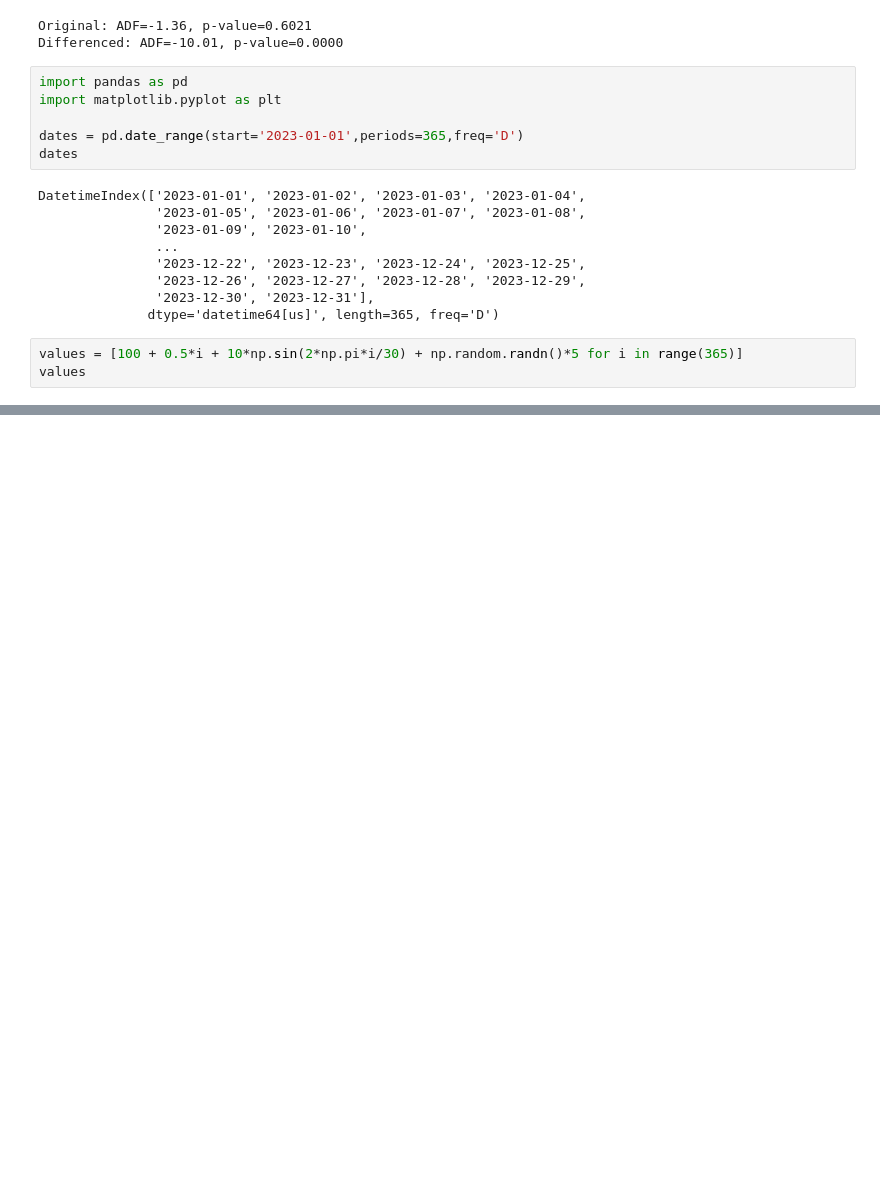
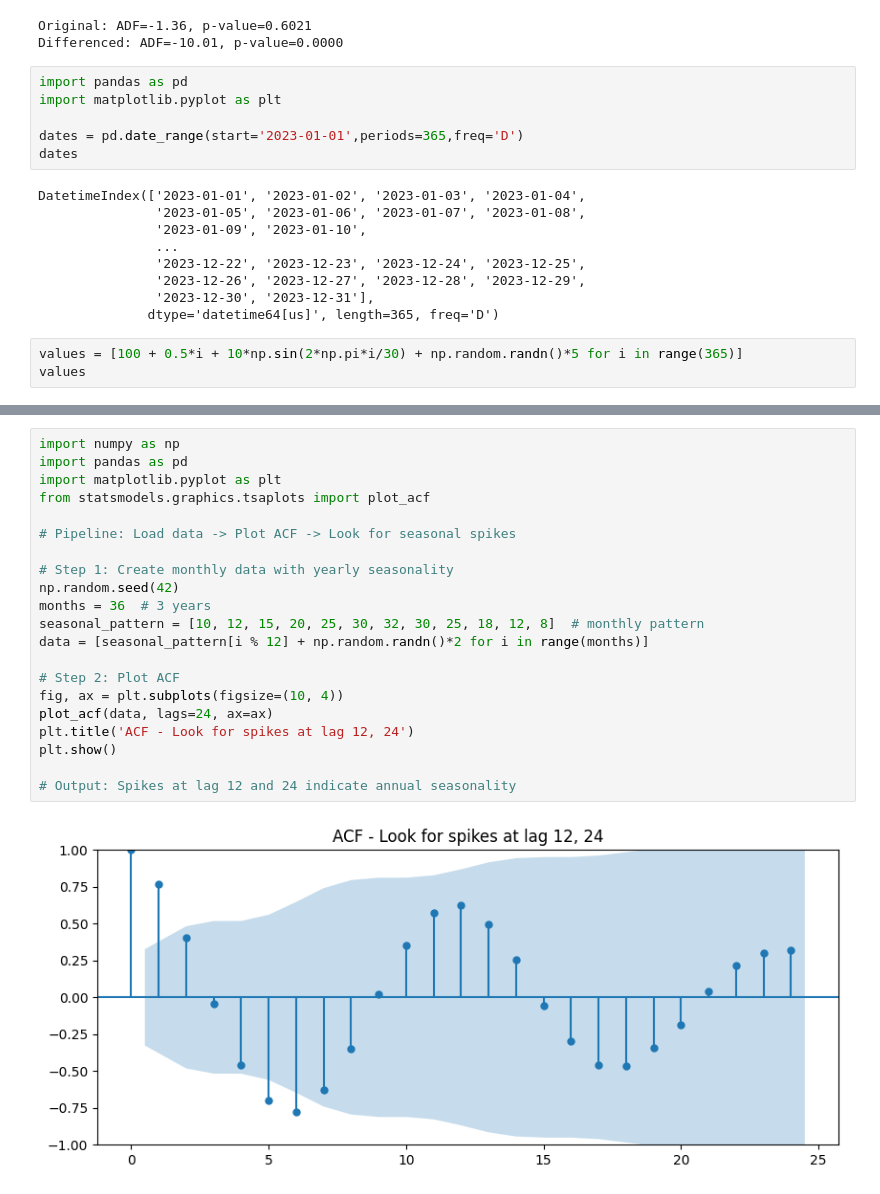
Before and after one commit to daemonX10/Notes, a Jupyter notebook: 01_foundations_mathematics/02_time_series/code.ipynb, the cells around one changed output, grey strips where cells are left out. Cells and saved outputs as stored; diff of their text form; blank space fills up the shorter version.

```diff
--- a/01_foundations_mathematics/02_time_series/code.ipynb
+++ b/01_foundations_mathematics/02_time_series/code.ipynb
@@ -298,0 +296,23 @@ values
+# %%
+import numpy as np
+import pandas as pd
+import matplotlib.pyplot as plt
+from statsmodels.graphics.tsaplots import plot_acf
+
+# Pipeline: Load data -> Plot ACF -> Look for seasonal spikes
+
+# Step 1: Create monthly data with yearly seasonality
+np.random.seed(42)
+months = 36  # 3 years
+seasonal_pattern = [10, 12, 15, 20, 25, 30, 32, 30, 25, 18, 12, 8]  # monthly pattern
+data = [seasonal_pattern[i % 12] + np.random.randn()*2 for i in range(months)]
+
+# Step 2: Plot ACF
+fig, ax = plt.subplots(figsize=(10, 4))
+plot_acf(data, lags=24, ax=ax)
+plt.title('ACF - Look for spikes at lag 12, 24')
+plt.show()
+
+# Output: Spikes at lag 12 and 24 indicate annual seasonality
+# %% [output]
+[figure, added]
```
Also changed, not shown: parts of 4 cells of this notebook, 1 other file.
